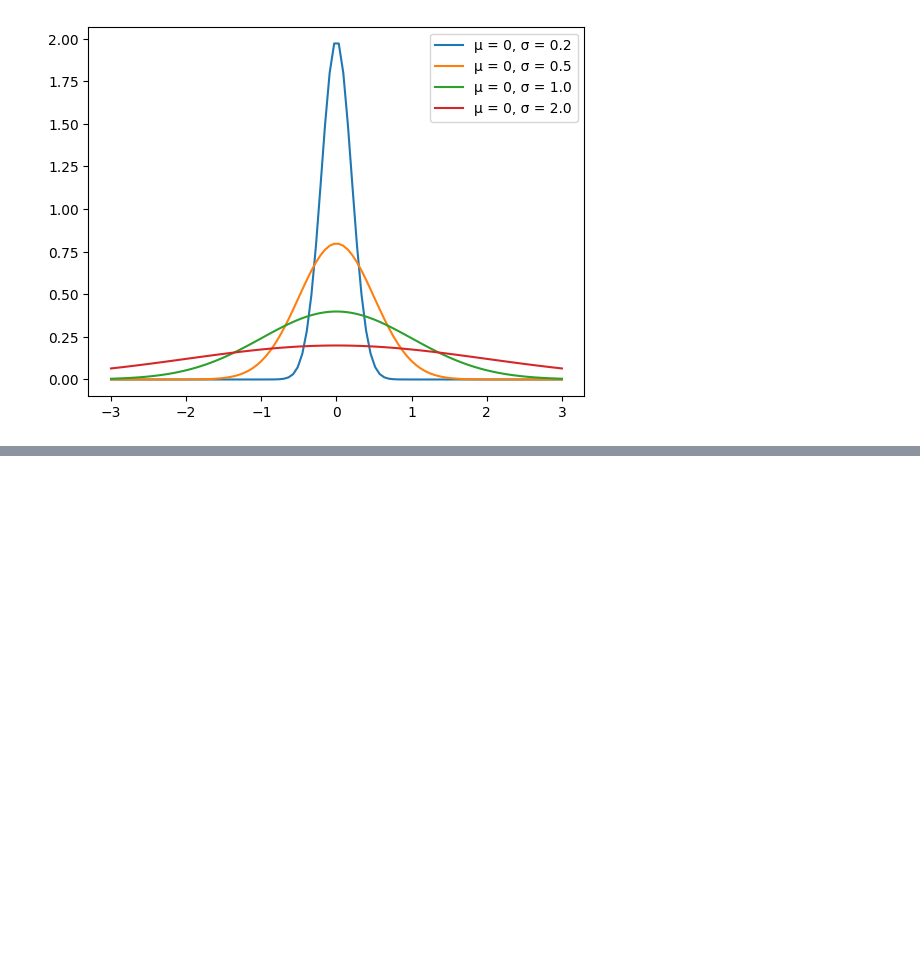
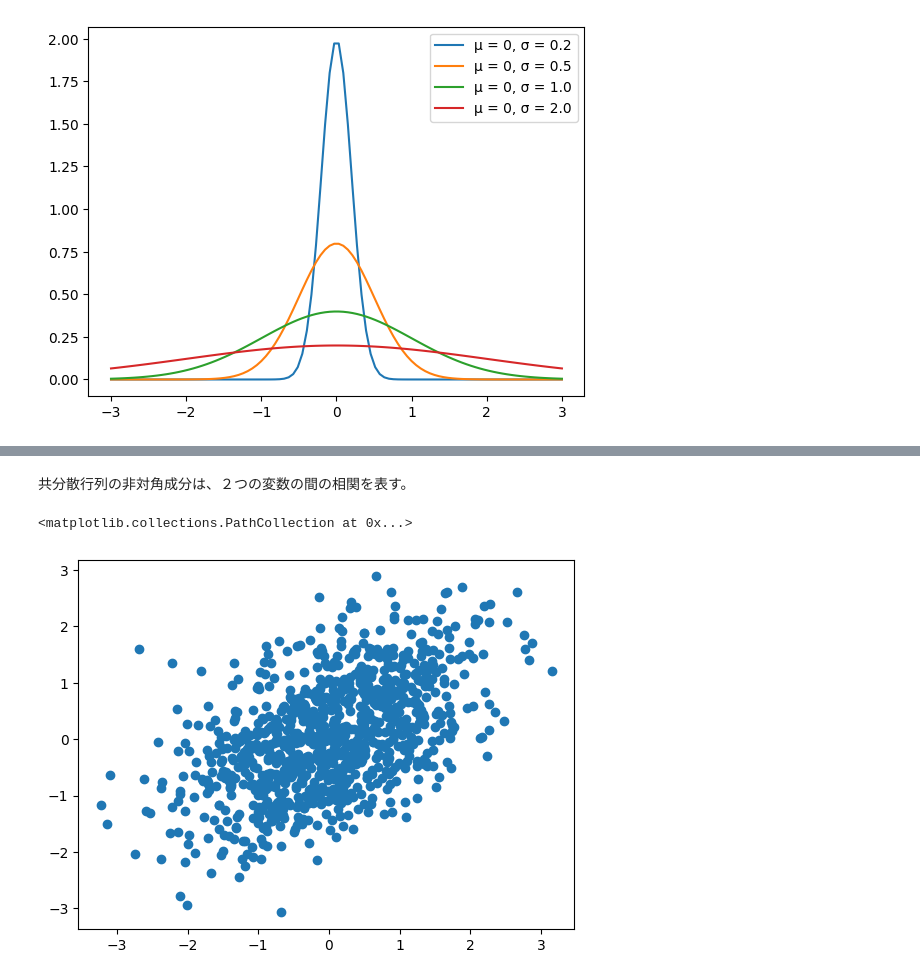
Before and after one commit to 1024xx4/bayes_machine_learning, a Jupyter notebook: probability_distribution.ipynb, the cells around one changed output, grey strips where cells are left out. Cells and saved outputs as stored; diff of their text form; code cells hidden in the pictures; blank space fills up the shorter version.

```diff
--- a/probability_distribution.ipynb
+++ b/probability_distribution.ipynb
@@ -315,0 +334,16 @@ plt.legend()
+# %% [markdown]
+共分散行列の非対角成分は、２つの変数の間の相関を表す。
+# %%
+# 多次元Gauss分布を定義
+mu = [0, 0]
+Sigma = [[1.0, 0.5], [0.5, 1.0]]
+mvn_dist = stats.multivariate_normal(mu, Sigma)
+
+# 定義した Gauss分布から 1000個の Sampleを生成（1000 x 2 の行列）
+X = mvn_dist.rvs(1000)
+
+# 散布図を描く
+plt.scatter(X[:, 0], X[:, 1])
+# %% [output]
+<matplotlib.collections.PathCollection at 0x...>
+[figure, added]
```
Also changed, not shown: parts of 4 cells of this notebook.
